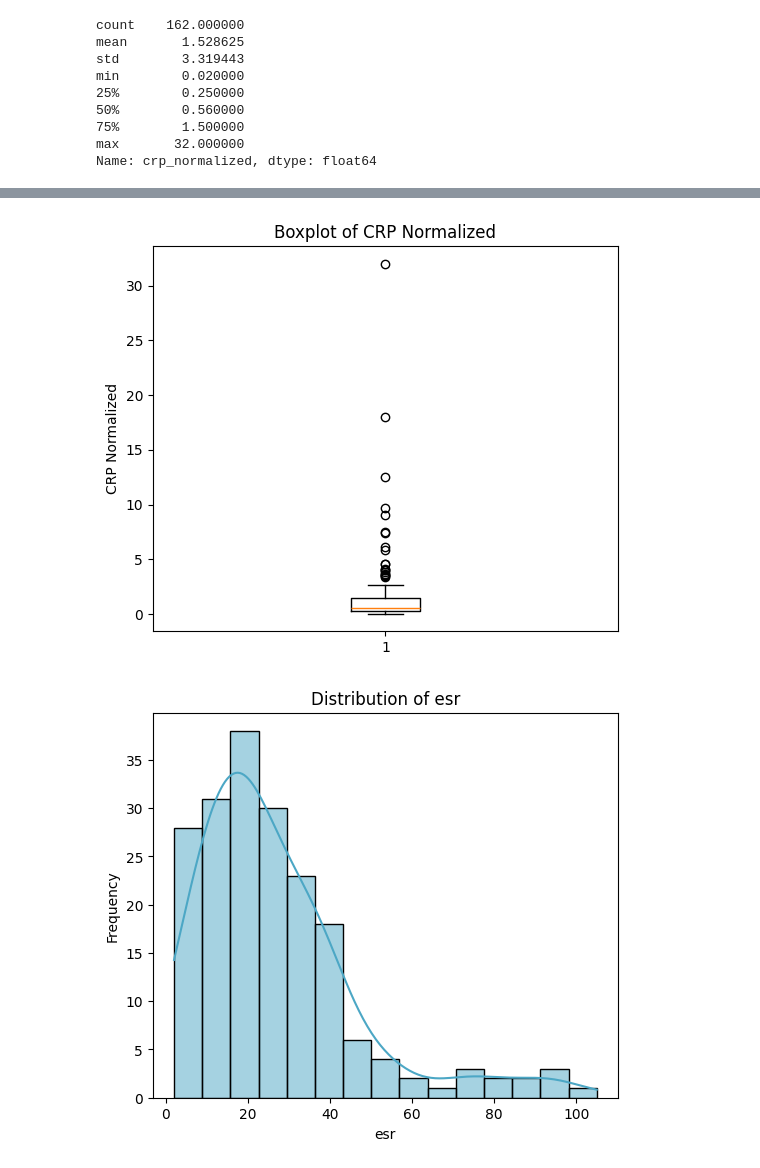
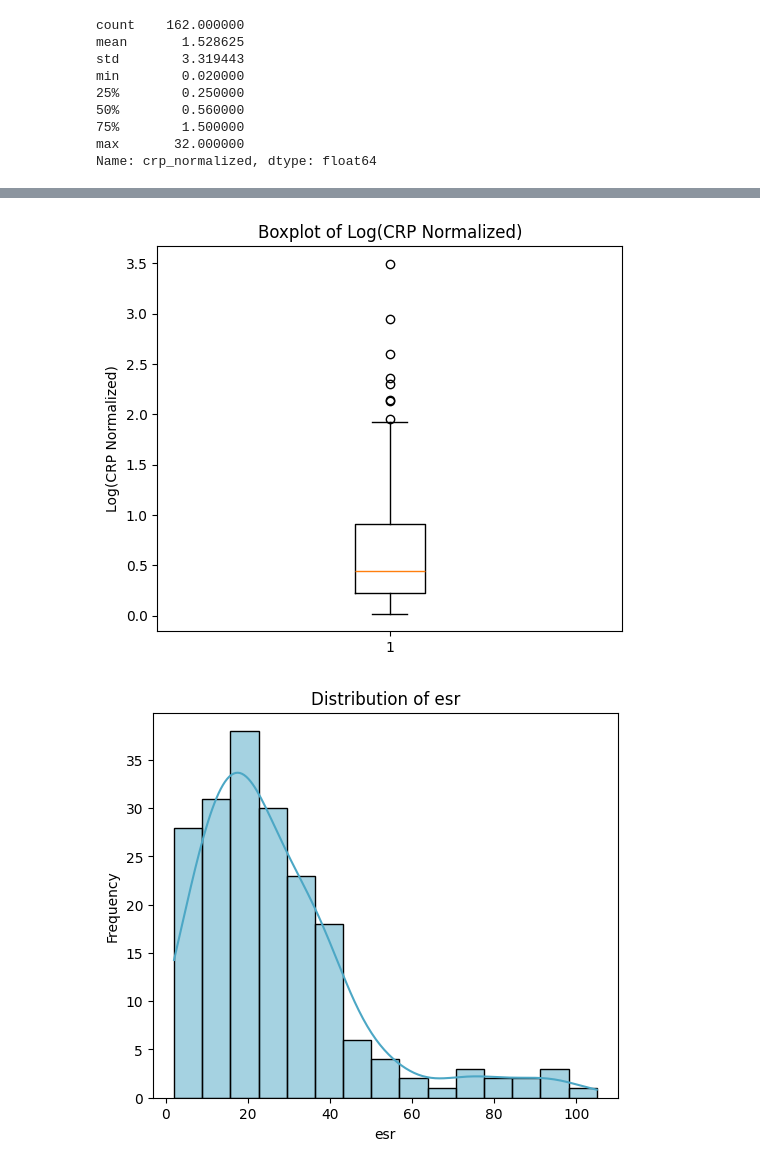
Before and after one commit to konnatzeik/Master_Thesis, a Jupyter notebook: notebooks/01_EDA.ipynb, the cells around one changed output, grey strips where cells are left out. Cells and saved outputs as stored; diff of their text form; code cells hidden in the pictures.

```diff
--- a/notebooks/01_EDA.ipynb
+++ b/notebooks/01_EDA.ipynb
@@ -342,10 +406,11 @@ min        0.020000
 max       32.000000
 Name: crp_normalized, dtype: float64
 # %%
+df_eda['log_crp_normalized'] = np.log1p(df_eda['crp_normalized'])
 plt.figure(figsize=(6, 5))
 sns.histplot(
-    data=df_eda.dropna(subset=['crp_normalized']),
-    x='crp_normalized',
+    data=df_eda.dropna(subset=['log_crp_normalized']),
+    x='log_crp_normalized',
     bins=12,
     color="#4CA7C5FF",
     kde=True,
@@ -360,11 +425,11 @@ plt.show()
 # %%
 plt.figure(figsize=(6, 5))
-plt.boxplot(x=df_eda['crp_normalized'].dropna(), vert=True)
-plt.title('Boxplot of CRP Normalized')
-plt.ylabel('CRP Normalized')
+plt.boxplot(x=df_eda['log_crp_normalized'].dropna(), vert=True)
+plt.title('Boxplot of Log(CRP Normalized)')
+plt.ylabel('Log(CRP Normalized)')
 plt.show()
 # %% [output]
-[figure, old version]
+[figure, new version]
 # %%
 continuous_variables = [
                 'esr',
```
Also changed, not shown: parts of 52 cells of this notebook.
